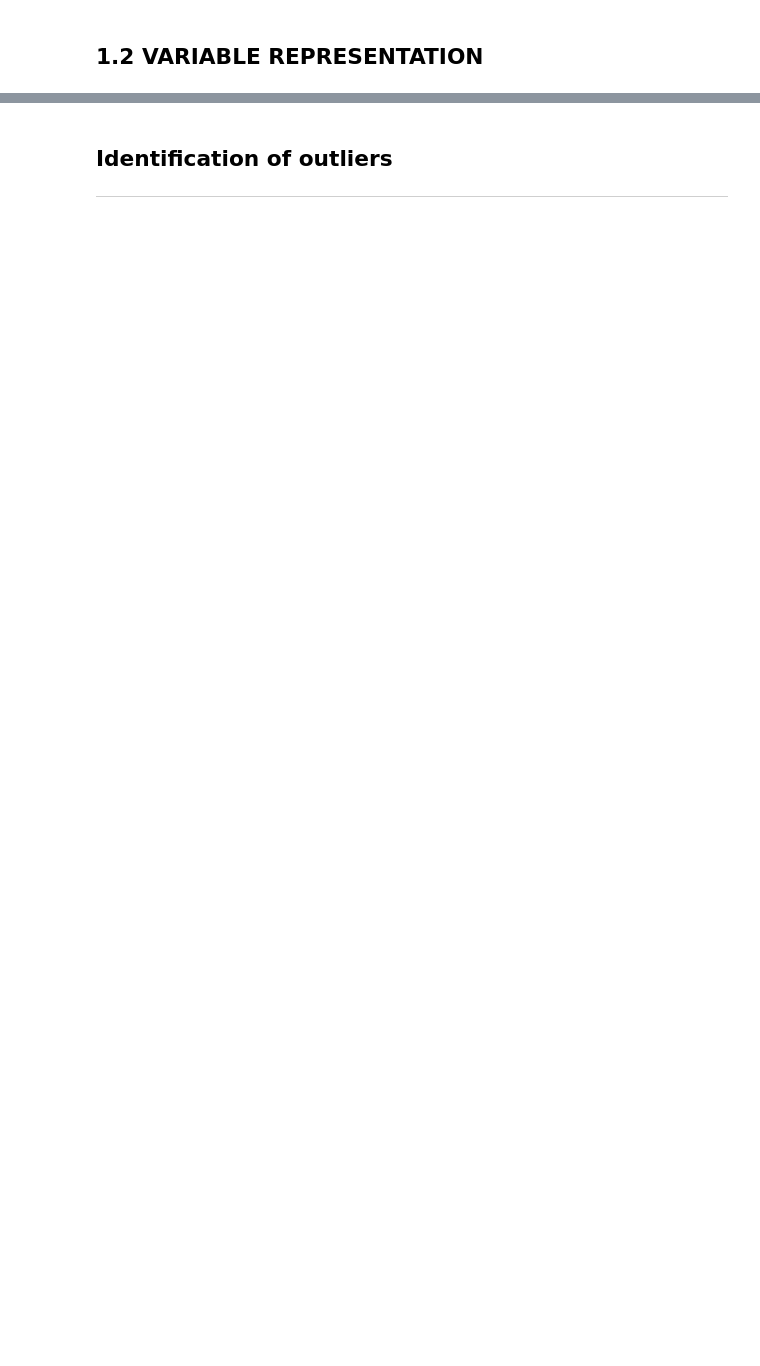
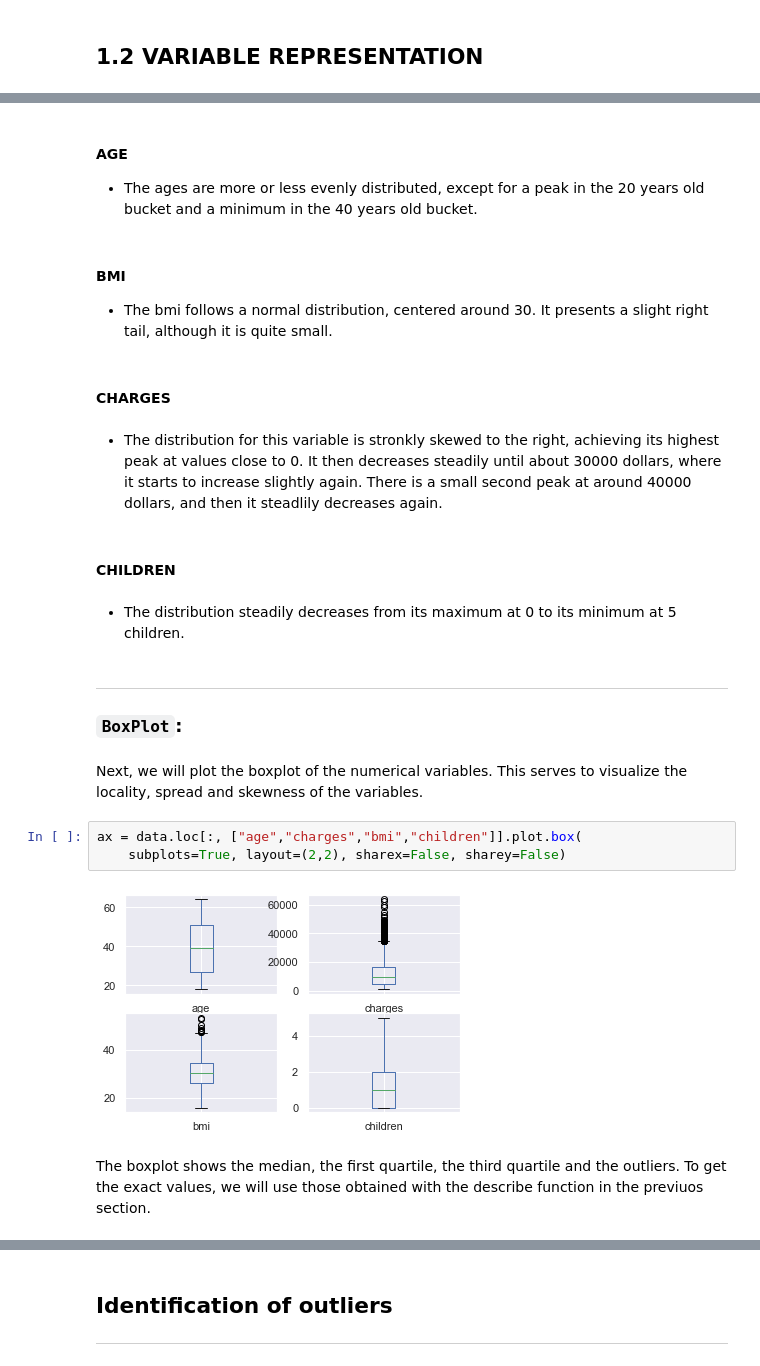
Before and after one commit to maroacc/Medical-Cost-Personal-Dataset-Analysis, a Jupyter notebook: Exploratory_Analysis.ipynb, the cells around one changed output, grey strips where cells are left out. Drawn from its saved outputs; the diff is of its cells as text; blank space fills up the shorter version.

```diff
--- a/Exploratory_Analysis.ipynb
+++ b/Exploratory_Analysis.ipynb
@@ -367,0 +177,27 @@ plot = AbsFreq_Region.plot.bar(rot=0, xlabel='region', ylabel ='Counts')
+# %% [markdown]
+#### AGE
+
++ The ages are more or less evenly distributed, except for a peak in the 20 years old bucket and a minimum in the 40 years old bucket.
+# %% [markdown]
+#### BMI
++ The bmi follows a normal distribution, centered around 30. It presents a slight right tail, although it is quite small.
+# %% [markdown]
+#### CHARGES
+# %% [markdown]
++ The distribution for this variable is stronkly skewed to the right, achieving its highest peak at values close to 0. It then decreases steadily until about 30000 dollars, where it starts to increase slightly again. There is a small second peak at around 40000 dollars, and then it steadlily decreases again.
+# %% [markdown]
+#### CHILDREN
+# %% [markdown]
++ The distribution steadily decreases from its maximum at 0 to its minimum at 5 children.
+# %% [markdown]
+---
+### `BoxPlot`:
+# %% [markdown]
+Next, we will plot the boxplot of the numerical variables. This serves to visualize the locality, spread and skewness of the variables.
+# %%
+ax = data.loc[:, ["age","charges","bmi","children"]].plot.box(
+    subplots=True, layout=(2,2), sharex=False, sharey=False)
+# %% [output]
+[figure, added]
+# %% [markdown]
+The boxplot shows the median, the first quartile, the third quartile and the outliers. To get the exact values, we will use those obtained with the describe function in the previuos section.
```
Also changed, not shown: parts of 123 cells of this notebook, 1 other file.
